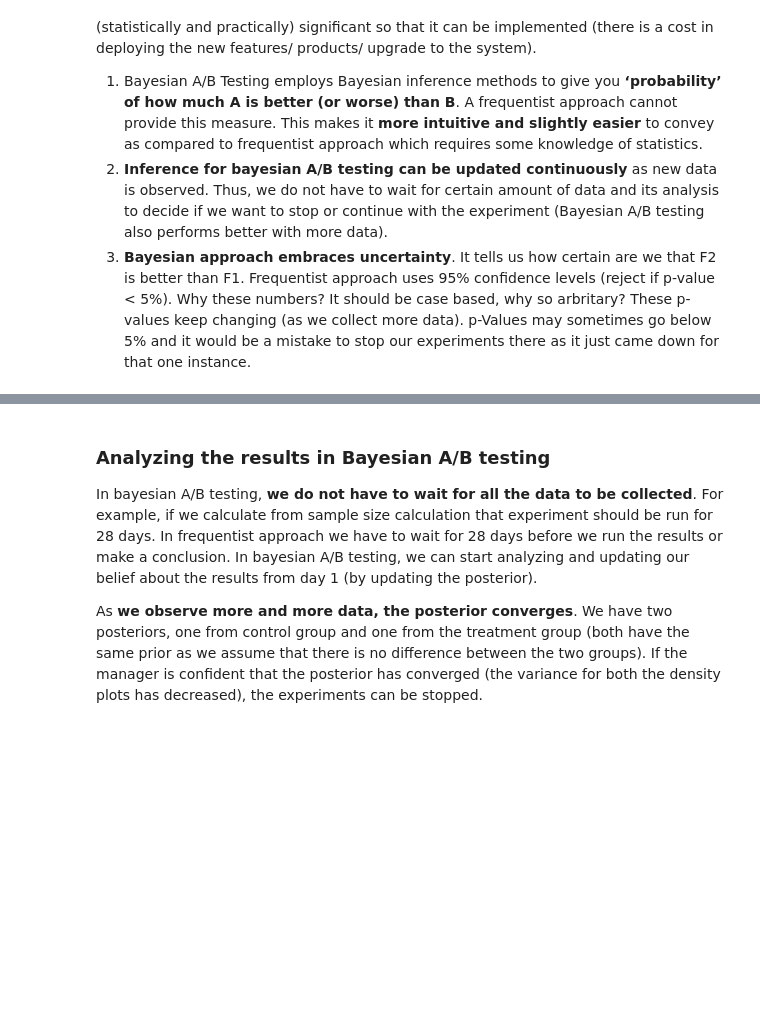
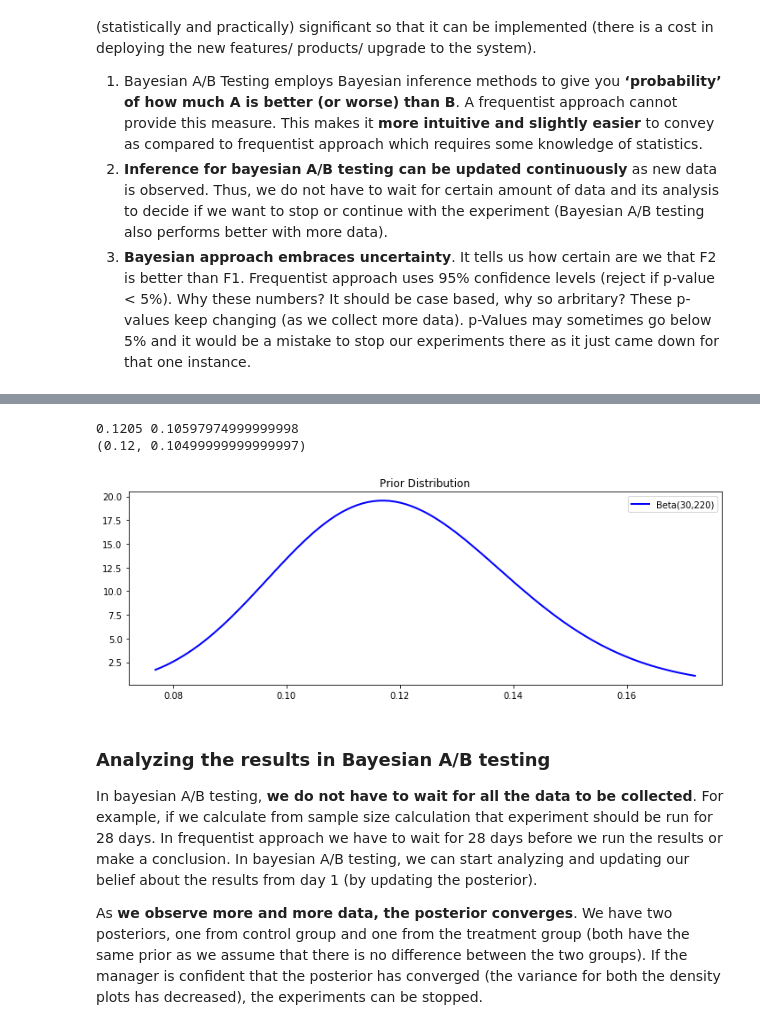
Before and after one commit to ashutoshnayakIE/ABTesting, a Jupyter notebook: ABTesting.ipynb, the cells around one changed output, grey strips where cells are left out. Cells and saved outputs as stored; diff of their text form; code cells hidden in the pictures; blank space fills up the shorter version.

```diff
--- a/ABTesting.ipynb
+++ b/ABTesting.ipynb
@@ -98,3 +130,10 @@ With the minimum statistical knowledge required for A/B testing, we begin the fi
 <h3>Business Sense</h3>
 
 The most important property of the metrics is that it should satisfy business needs and <b>add some values to the company</b>. It could be economic value e.g. increase in user clicks or it could also be done for understanding user behavior. The managers should know what are they going to  use the metrics for. <b>The metrics should be well defined</b>, that is, there should be no confusion on what formula is to be used for calculating the metric (click through rate is different from number of clicks/views). The developers should be able to <b>measure the metrics in short time</b>. For example, sign up does not tell if the the user is going to refer or not. As mentioned before, the metrics should not take long time to measure (e.g. effect of a soap on skin cancer). The company should have complete information about the metric. We should be <b>able to measure the metric </b>(is it mean, median) and understand possible error in collecting the metrics (e.g. if click through rate increase by 30%, there might be a bug in the code in collecting the data).
+# %%
+# The metric is binary(convert or not) and we model this probability as binomial distribution
+# this gives us an idea that what is the approximate convert rate for the customers (before experiment)
+# USING PRIOR TO GET A SENSE OF THIS METRIC (with beta prior)
+mean_p = sum(data_control_knowledge['converted'])/len(data_control_knowledge)
+var_p  = mean_p*(1-mean_p)
+print("convert rate:",mean_p, "variance(p(1-p)):",var_p)
@@ -231,3 +348,43 @@ prior_posterior()
+# %%
+# building the beta prior for binomial distribution
+
+# for beta distribution, we can use the formula to calculate alpha and beta
+# mean_p = alpha/(alpha+beta), var_p = alpha x beta /((alpha+beta+1)(alpha+beta)^2)
+
+def building_the_prior():
+    mean_p = sum(data_control_knowledge['converted'])/len(data_control_knowledge)
+    var_p  = mean_p*(1-mean_p)
+
+    # I used wolfram mathematica to find the values of alpha (a) and beta (b): approximates well
+    a,b = 3/4375, 22/4375
+
+    def hit_trial(a,b):
+        mean = a/(a+b)
+        var  = a*b/((a+b+1)*(a+b)*(a+b))
+        return(mean,var)
+
+    print(mean_p, var_p)
+    print(hit_trial(a,b))
+
+    # keeping the vales for a,b integer
+    # since it is based on 10000 users, we keep is weaker than 10000 (low variance shows we are confident of the rate)
+    a,b = 30,220
+
+    fig = plt.figure(figsize=(12, 4))
+    # plotting the prior distribution
+    mean, var, skew, kurt = beta.stats(a, b, moments='mvsk')
+
+    x  = np.linspace(beta.ppf(0.01, a, b),beta.ppf(0.99, a, b), 100)
+    rv = beta(a, b)
+    plt.plot(x, rv.pdf(x), 'k-', lw=2, label="Beta("+str(a)+","+str(b)+")",c=color[j])
+
+    plt.legend()
+    plt.title("Prior Distribution");
+building_the_prior()
+# %% [output]
+0.1205 0.10597974999999998
+(0.12, 0.10499999999999997)
+[figure, added]
 # %% [markdown]
 <h3>Analyzing the results in Bayesian A/B testing</h3>
 
```
Also changed, not shown: parts of 15 cells of this notebook, 2 other files.
